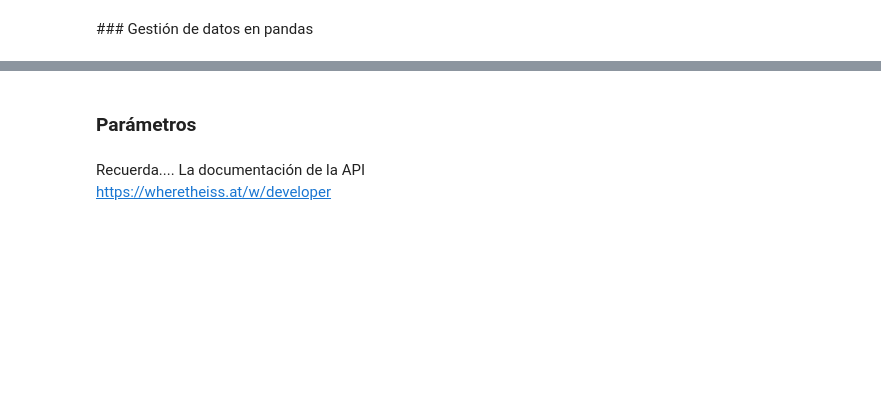
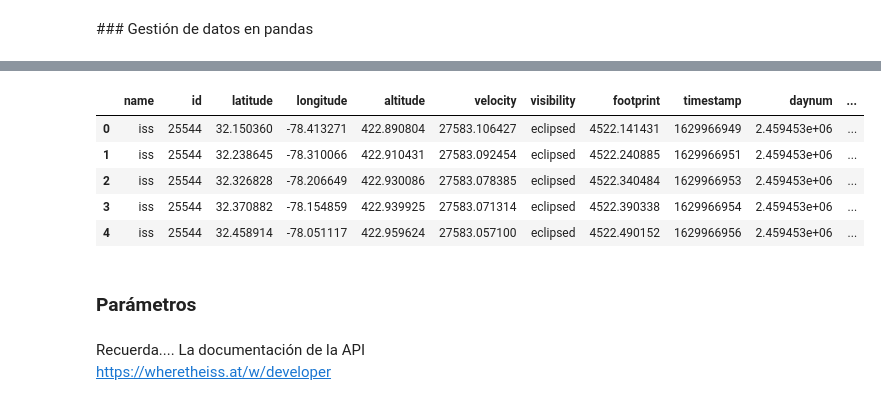
Before and after one commit to Ironhack-Data-Madrid-Agosto-2021/classroom-materials, a Jupyter notebook: week_03/03-apis.ipynb, the cells around one changed output, grey strips where cells are left out. Saved outputs shown, nothing was run; the diff lists cells and outputs as text; code cells hidden in the pictures; blank space fills up the shorter version.

```diff
--- a/week_03/03-apis.ipynb
+++ b/week_03/03-apis.ipynb
@@ -211,3 +226,5 @@ datos = requests.get(url).json()
 datos
 # %% [output]
 [{'name': 'iss', 'id': 25544}]
+# %%
+id_ = datos[0]["id"]
@@ -213,0 +243,2 @@ datos
+# %%
+url_completa = url + str(id_)
@@ -227,0 +349,8 @@ from pandas import json_normalize
+# %%
+import time
+posiciones = []
+for x in range(10):
+    print(x)
+    response = requests.get(url_completa).json()
+    posiciones.append(response)
+    time.sleep(1)
@@ -228,3 +396,13 @@ from pandas import json_normalize
+# %%
+df = pd.DataFrame(posiciones)
+df.head()
+# %% [output]
+|  | name | id | latitude | longitude | altitude | velocity | visibility | footprint | timestamp | daynum | ... |
+| 0 | iss | 25544 | 32.150360 | -78.413271 | 422.890804 | 27583.106427 | eclipsed | 4522.141431 | 1629966949 | 2.459453e+06 | ... |
+| 1 | iss | 25544 | 32.238645 | -78.310066 | 422.910431 | 27583.092454 | eclipsed | 4522.240885 | 1629966951 | 2.459453e+06 | ... |
+| 2 | iss | 25544 | 32.326828 | -78.206649 | 422.930086 | 27583.078385 | eclipsed | 4522.340484 | 1629966953 | 2.459453e+06 | ... |
+| 3 | iss | 25544 | 32.370882 | -78.154859 | 422.939925 | 27583.071314 | eclipsed | 4522.390338 | 1629966954 | 2.459453e+06 | ... |
+| 4 | iss | 25544 | 32.458914 | -78.051117 | 422.959624 | 27583.057100 | eclipsed | 4522.490152 | 1629966956 | 2.459453e+06 | ... |
 # %% [markdown]
 ### Parámetros
 # %% [markdown]
```
Also changed, not shown: parts of 41 cells of this notebook.
